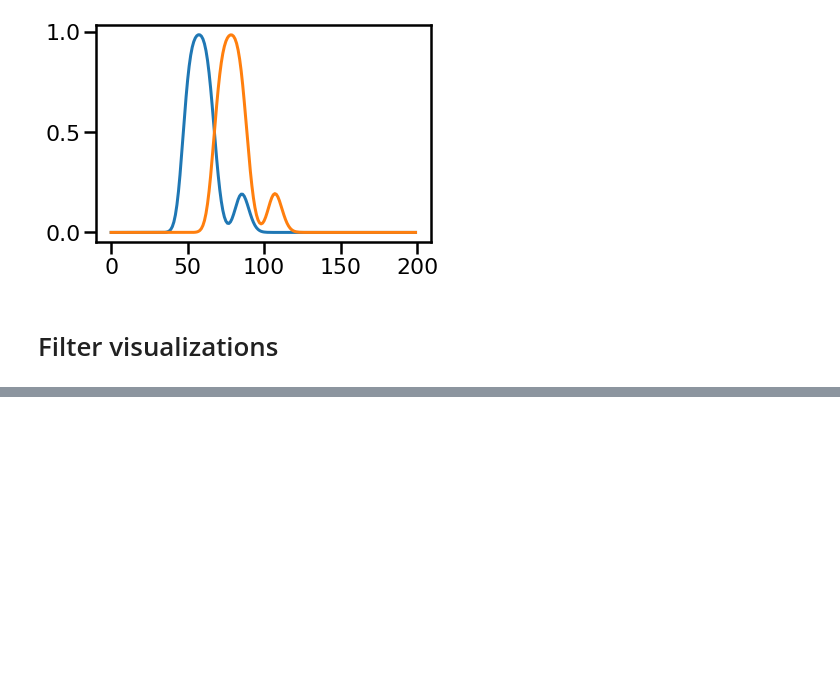
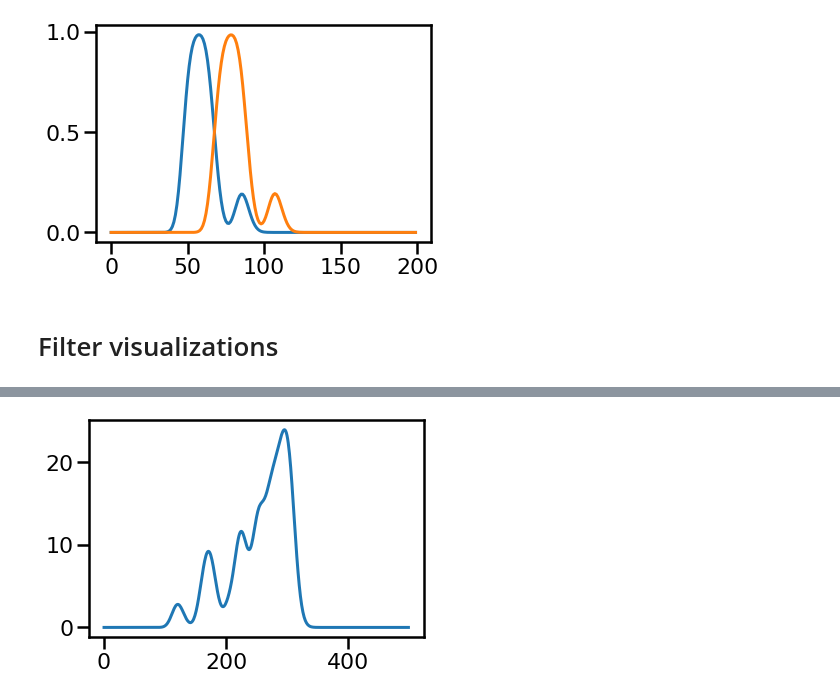
Before and after one commit to compmem/SITH_Layer, a Jupyter notebook: iSITH_verifications.ipynb, the cells around one changed output, grey strips where cells are left out. Saved outputs shown, nothing was run; the diff lists cells and outputs as text; code cells hidden in the pictures; blank space fills up the shorter version.

```diff
--- a/iSITH_verifications.ipynb
+++ b/iSITH_verifications.ipynb
@@ -65,0 +82,3 @@ plt.plot(out2[0, :, 0, -1].detach().cpu());
+# %%
+%%timeit
+out1 = torch.conv2d(inp, test_isith.filters[:, :, :, :], padding=[0, test_isith.filters[:, :, :, :].shape[-1]])[:, :, :, 2:inp.shape[-1]+2]*test_isith.dt*test_isith.k/(test_isith.k+1)
@@ -65,0 +87,8 @@ plt.plot(out2[0, :, 0, -1].detach().cpu());
+# %%
+i = 0
+# %%
+plt.plot(out1.detach().cpu()[0, :, 0, i]);
+i+=1
+#plt.plot(out1.detach().cpu()[0, :, 0, -1]);
+# %% [output]
+[figure, added]
```
Also changed, not shown: parts of 34 cells of this notebook, 1 other file.
